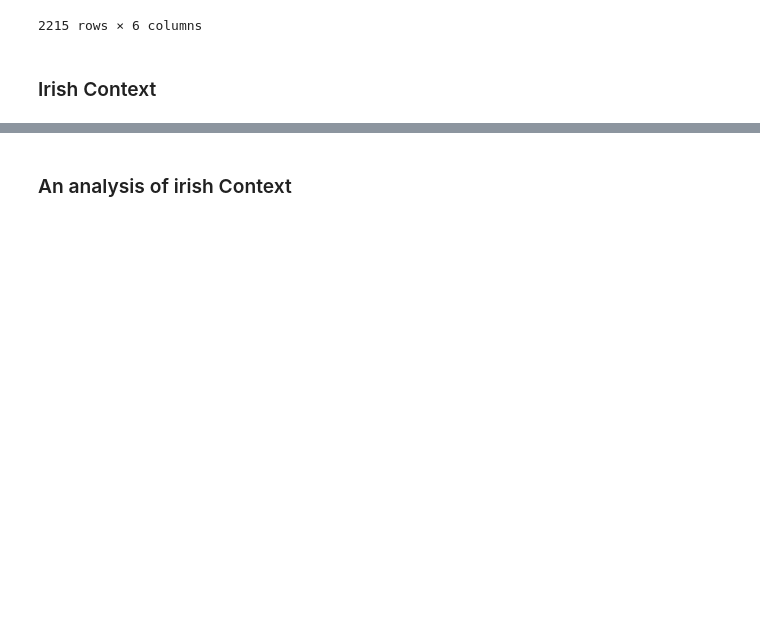
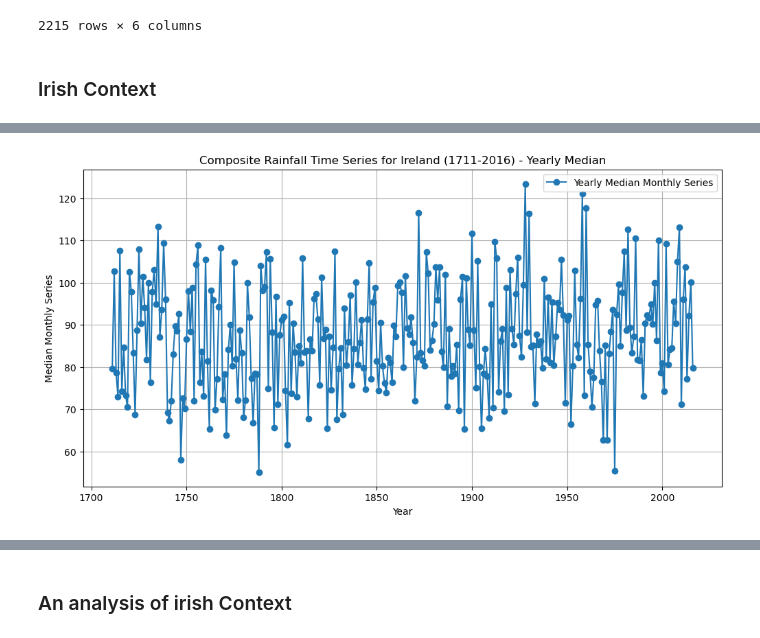
Before and after one commit to Sarahlouhast/Programming-for-Data-Analytics-Project-2, a Jupyter notebook: project.ipynb, the cells around one changed output, grey strips where cells are left out. Drawn from its saved outputs; the diff is of its cells as text; code cells hidden in the pictures; blank space fills up the shorter version.

```diff
--- a/project.ipynb
+++ b/project.ipynb
@@ -200,0 +297,18 @@ With a system as complex as Earth's climate, it is a daunting task for scientist
+# %%
+# Yearly Median: Provides information about the central tendency of monthly series for each year.
+# aggregate the data by year and calculate the yearly median
+yearly_median = rainfall_ie.groupby('Year')['Median montly series'].median().reset_index()
+
+# Plotting the Median monthly series on a yearly basis
+plt.figure(figsize=(12, 6))
+plt.plot(yearly_median['Year'], yearly_median['Median montly series'], label='Yearly Median Monthly Series', marker='o')
+
+# Adding labels and title
+plt.xlabel('Year')
+plt.ylabel('Median Monthly Series')
+plt.title('Composite Rainfall Time Series for Ireland (1711-2016) - Yearly Median')
+plt.legend()
+plt.grid(True)
+plt.show()
+# %% [output]
+[figure, added]
```
Also changed, not shown: parts of 28 cells of this notebook, 4 other files.
